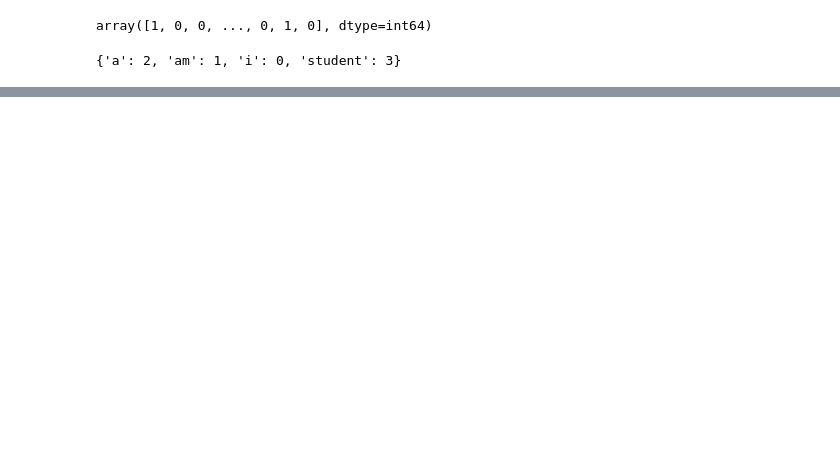
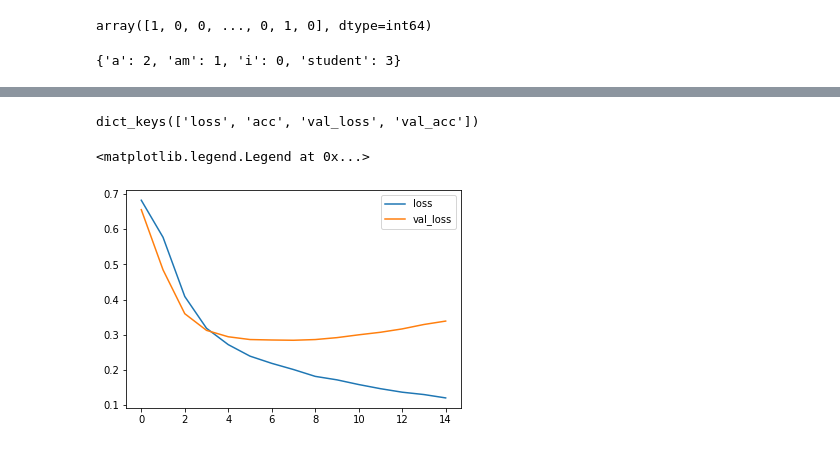
Before and after one commit to Baylor96/Python, a Jupyter notebook: Tensorflow package/Internet Movie Database.ipynb, the cells around one changed output, grey strips where cells are left out. Drawn from its saved outputs; the diff is of its cells as text; code cells hidden in the pictures; blank space fills up the shorter version.

```diff
--- a/Tensorflow package/Internet Movie Database.ipynb
+++ b/Tensorflow package/Internet Movie Database.ipynb
@@ -51,0 +57,4 @@ dict((word, test.split().index(word)) for word in test.split())
+# %%
+model.add(layers.Dropout(0.5))
+# %%
+model.add(layers.Dense(1, activation='sigmoid'))
@@ -51,0 +82,6 @@ dict((word, test.split().index(word)) for word in test.split())
+# %%
+model.compile(optimizer='adam',
+              loss='binary_crossentropy',
+              metrics=['acc'])
+# %%
+history = model.fit(x_train,y_train,epochs=15,batch_size=256,validation_data=(x_test,y_test))
@@ -51,0 +106,4 @@ dict((word, test.split().index(word)) for word in test.split())
+# %%
+history.history.keys()
+# %% [output]
+dict_keys(['loss', 'acc', 'val_loss', 'val_acc'])
@@ -51,0 +113,7 @@ dict((word, test.split().index(word)) for word in test.split())
+# %%
+plt.plot(history.epoch, history.history.get('loss'), label='loss')
+plt.plot(history.epoch, history.history.get('val_loss'), label='val_loss')
+plt.legend()
+# %% [output]
+<matplotlib.legend.Legend at 0x...>
+[figure, added]
```
Also changed, not shown: parts of 10 cells of this notebook, 1 other file.
